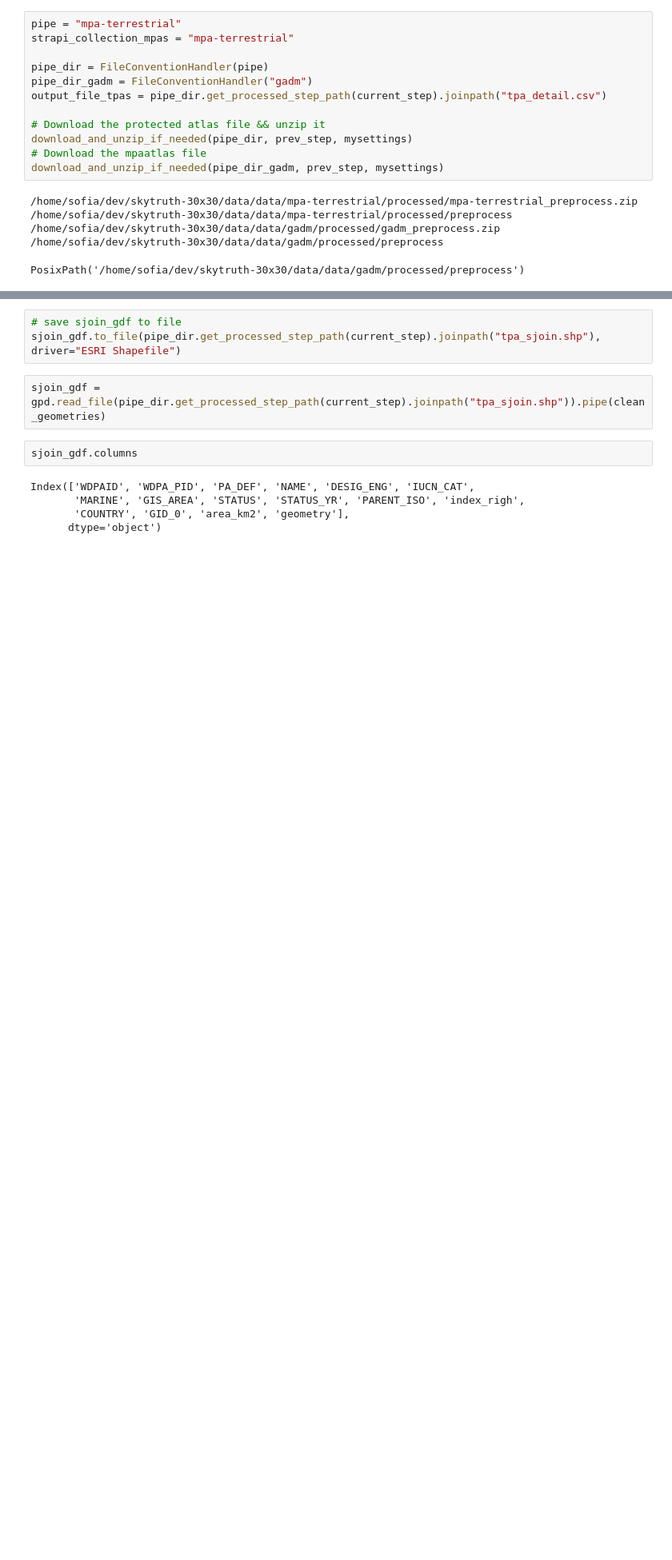
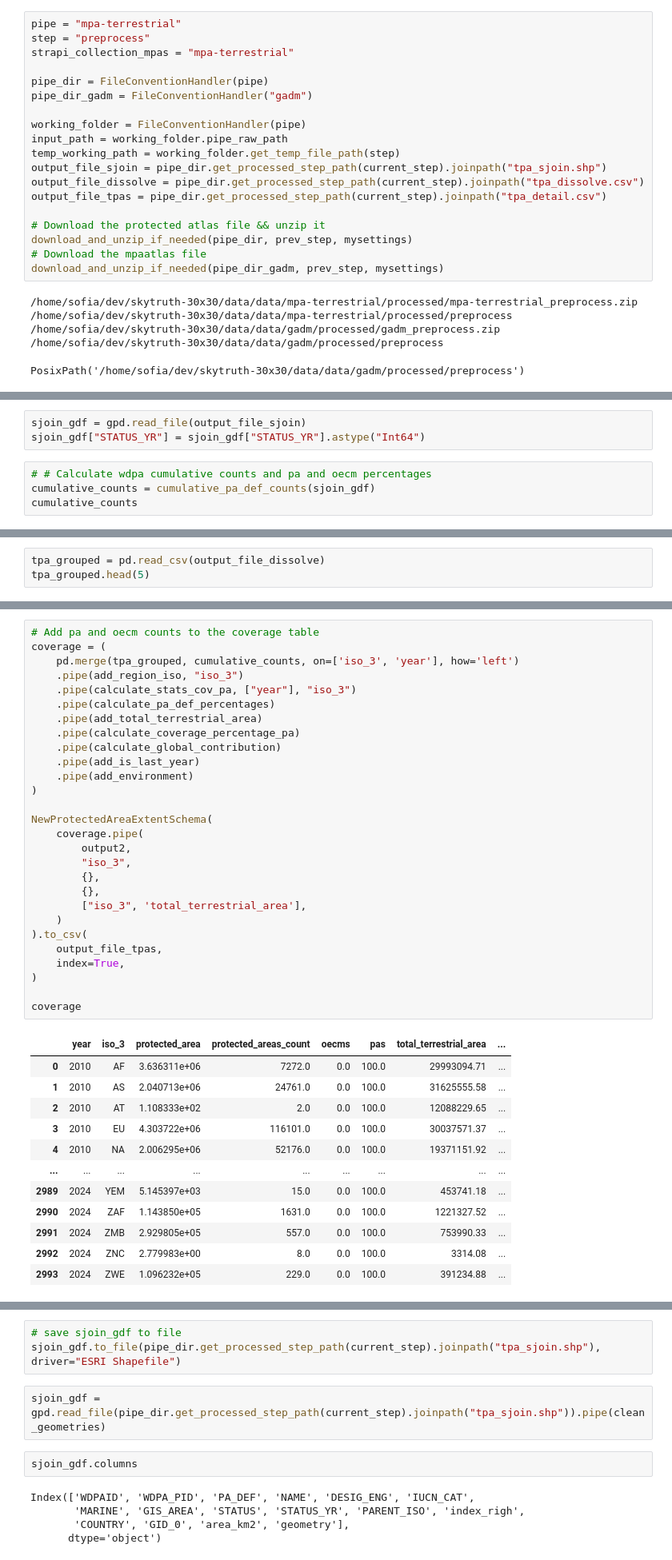
Before and after one commit to Vizzuality/skytruth-30x30, a Jupyter notebook: data/notebooks/pipes_mock/precalc_sofia.ipynb, the cells around one changed output, grey strips where cells are left out. Shown at 80% size. Cells and saved outputs as stored; diff of their text form; blank space fills up the shorter version.

Commit message:
processing of terrestrial coverage data

```diff
--- a/data/notebooks/pipes_mock/precalc_sofia.ipynb
+++ b/data/notebooks/pipes_mock/precalc_sofia.ipynb
@@ -1352,9 +1645,16 @@ DEBUG:google.auth.transport.requests:Making request: POST https://oauth2.googlea
 # %%
 pipe = "mpa-terrestrial"
+step = "preprocess"
 strapi_collection_mpas = "mpa-terrestrial"
 
 pipe_dir = FileConventionHandler(pipe)
 pipe_dir_gadm = FileConventionHandler("gadm")
+
+working_folder = FileConventionHandler(pipe)
+input_path = working_folder.pipe_raw_path
+temp_working_path = working_folder.get_temp_file_path(step)
+output_file_sjoin = pipe_dir.get_processed_step_path(current_step).joinpath("tpa_sjoin.shp")
+output_file_dissolve = pipe_dir.get_processed_step_path(current_step).joinpath("tpa_dissolve.csv")
 output_file_tpas = pipe_dir.get_processed_step_path(current_step).joinpath("tpa_detail.csv")
 
 # Download the protected atlas file && unzip it
@@ -1616,0 +1711,7 @@ sjoin_gdf.head(2)
+# %%
+sjoin_gdf = gpd.read_file(output_file_sjoin)
+sjoin_gdf["STATUS_YR"] = sjoin_gdf["STATUS_YR"].astype("Int64")
+# %%
+# # Calculate wdpa cumulative counts and pa and oecm percentages
+cumulative_counts = cumulative_pa_def_counts(sjoin_gdf)
+cumulative_counts
@@ -1616,0 +1760,3 @@ sjoin_gdf.head(2)
+# %%
+tpa_grouped = pd.read_csv(output_file_dissolve)
+tpa_grouped.head(5)
@@ -1616,0 +1770,41 @@ sjoin_gdf.head(2)
+# %%
+# Add pa and oecm counts to the coverage table
+coverage = (
+    pd.merge(tpa_grouped, cumulative_counts, on=['iso_3', 'year'], how='left')
+    .pipe(add_region_iso, "iso_3")
+    .pipe(calculate_stats_cov_pa, ["year"], "iso_3")
+    .pipe(calculate_pa_def_percentages)
+    .pipe(add_total_terrestrial_area)
+    .pipe(calculate_coverage_percentage_pa)
+    .pipe(calculate_global_contribution)
+    .pipe(add_is_last_year)
+    .pipe(add_environment)
+)
+
+NewProtectedAreaExtentSchema(
+    coverage.pipe(
+        output2,
+        "iso_3",
+        {},
+        {},
+        ["iso_3", 'total_terrestrial_area'],
+    )
+).to_csv(
+    output_file_tpas,
+    index=True,
+)
+
+coverage
+# %% [output]
+|  | year | iso_3 | protected_area | protected_areas_count | oecms | pas | total_terrestrial_area | ... |
+| 0 | 2010 | AF | 3.636311e+06 | 7272.0 | 0.0 | 100.0 | 29993094.71 | ... |
+| 1 | 2010 | AS | 2.040713e+06 | 24761.0 | 0.0 | 100.0 | 31625555.58 | ... |
+| 2 | 2010 | AT | 1.108333e+02 | 2.0 | 0.0 | 100.0 | 12088229.65 | ... |
+| 3 | 2010 | EU | 4.303722e+06 | 116101.0 | 0.0 | 100.0 | 30037571.37 | ... |
+| 4 | 2010 | NA | 2.006295e+06 | 52176.0 | 0.0 | 100.0 | 19371151.92 | ... |
+| ... | ... | ... | ... | ... | ... | ... | ... | ... |
+| 2989 | 2024 | YEM | 5.145397e+03 | 15.0 | 0.0 | 100.0 | 453741.18 | ... |
+| 2990 | 2024 | ZAF | 1.143850e+05 | 1631.0 | 0.0 | 100.0 | 1221327.52 | ... |
+| 2991 | 2024 | ZMB | 2.929805e+05 | 557.0 | 0.0 | 100.0 | 753990.33 | ... |
+| 2992 | 2024 | ZNC | 2.779983e+00 | 8.0 | 0.0 | 100.0 | 3314.08 | ... |
+| 2993 | 2024 | ZWE | 1.096232e+05 | 229.0 | 0.0 | 100.0 | 391234.88 | ... |
```
Also changed, not shown: parts of 48 cells of this notebook, 2 other files.
